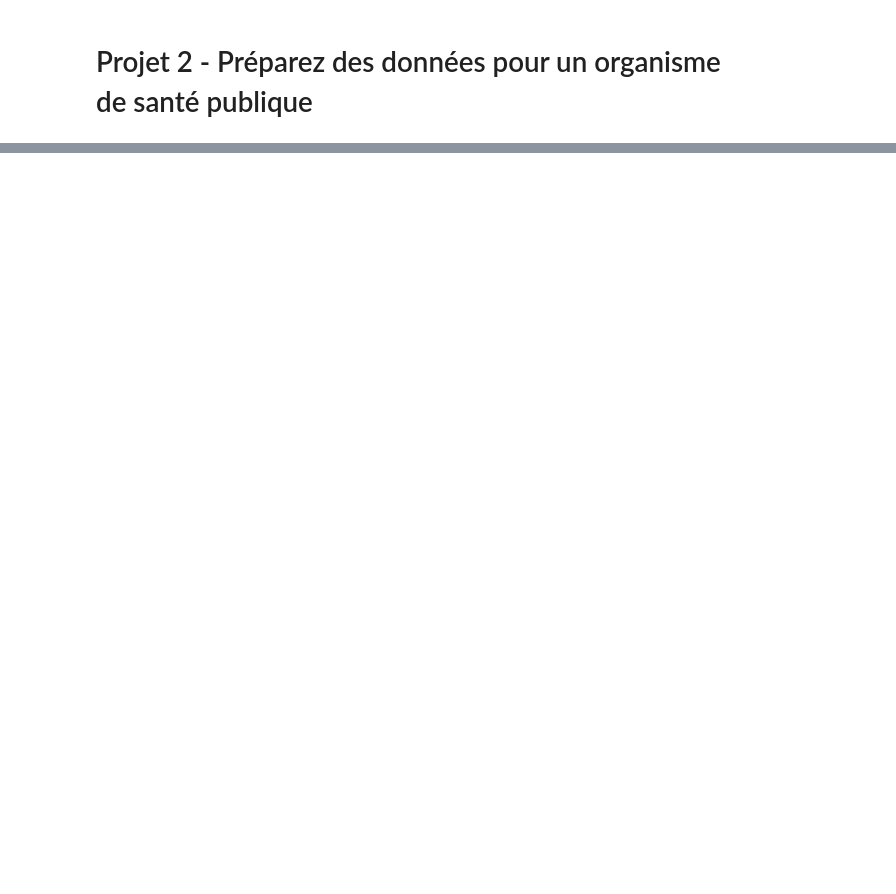
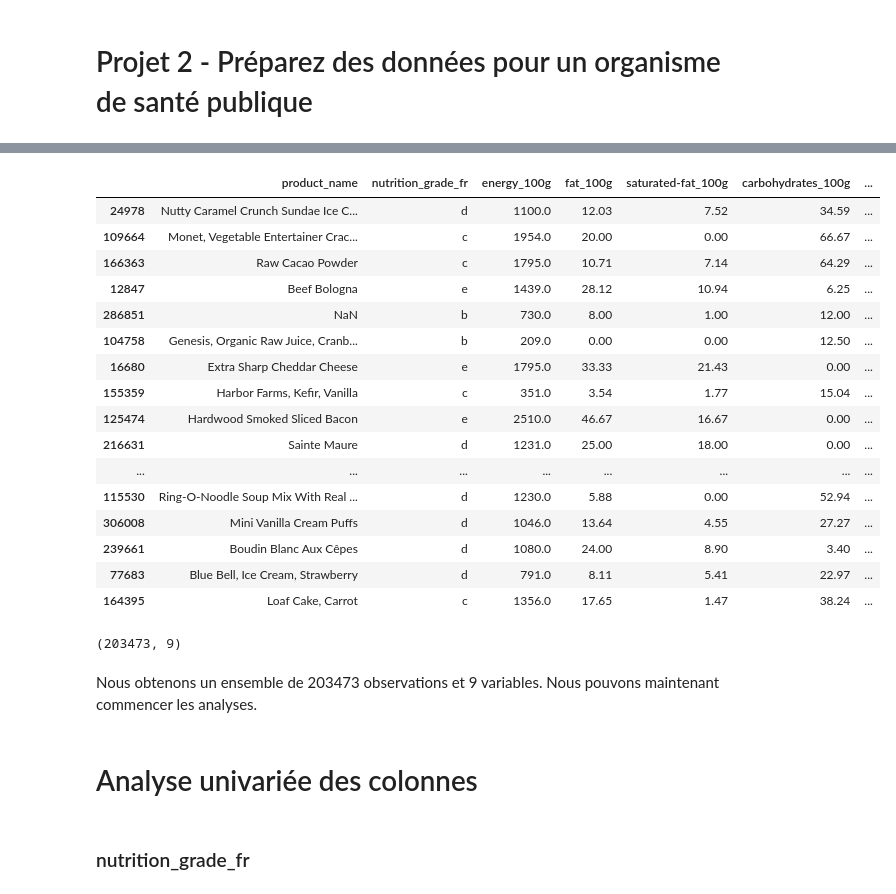
Before and after one commit to CharbonneauJean/OC-Projet2, a Jupyter notebook: oc-p2.ipynb, the cells around one changed output, grey strips where cells are left out. Saved outputs shown, nothing was run; the diff lists cells and outputs as text; code cells hidden in the pictures; blank space fills up the shorter version.

```diff
--- a/oc-p2.ipynb
+++ b/oc-p2.ipynb
@@ -73,0 +99,30 @@ df.head()
+# %%
+df.sample(20)
+# %% [output]
+|  | product_name | nutrition_grade_fr | energy_100g | fat_100g | saturated-fat_100g | carbohydrates_100g | ... |
+| 24978 | Nutty Caramel Crunch Sundae Ice C... | d | 1100.0 | 12.03 | 7.52 | 34.59 | ... |
+| 109664 | Monet, Vegetable Entertainer Crac... | c | 1954.0 | 20.00 | 0.00 | 66.67 | ... |
+| 166363 | Raw Cacao Powder | c | 1795.0 | 10.71 | 7.14 | 64.29 | ... |
+| 12847 | Beef Bologna | e | 1439.0 | 28.12 | 10.94 | 6.25 | ... |
+| 286851 | NaN | b | 730.0 | 8.00 | 1.00 | 12.00 | ... |
+| 104758 | Genesis, Organic Raw Juice, Cranb... | b | 209.0 | 0.00 | 0.00 | 12.50 | ... |
+| 16680 | Extra Sharp Cheddar Cheese | e | 1795.0 | 33.33 | 21.43 | 0.00 | ... |
+| 155359 | Harbor Farms, Kefir, Vanilla | c | 351.0 | 3.54 | 1.77 | 15.04 | ... |
+| 125474 | Hardwood Smoked Sliced Bacon | e | 2510.0 | 46.67 | 16.67 | 0.00 | ... |
+| 216631 | Sainte Maure | d | 1231.0 | 25.00 | 18.00 | 0.00 | ... |
+| ... | ... | ... | ... | ... | ... | ... | ... |
+| 115530 | Ring-O-Noodle Soup Mix With Real ... | d | 1230.0 | 5.88 | 0.00 | 52.94 | ... |
+| 306008 | Mini Vanilla Cream Puffs | d | 1046.0 | 13.64 | 4.55 | 27.27 | ... |
+| 239661 | Boudin Blanc Aux Cêpes | d | 1080.0 | 24.00 | 8.90 | 3.40 | ... |
+| 77683 | Blue Bell, Ice Cream, Strawberry | d | 791.0 | 8.11 | 5.41 | 22.97 | ... |
+| 164395 | Loaf Cake, Carrot | c | 1356.0 | 17.65 | 1.47 | 38.24 | ... |
+# %%
+df.shape
+# %% [output]
+(203473, 9)
+# %% [markdown]
+Nous obtenons un ensemble de 203473 observations et 9 variables. Nous pouvons maintenant commencer les analyses.
+# %% [markdown]
+# Analyse univariée des colonnes
+# %% [markdown]
+### nutrition_grade_fr
```
Also changed, not shown: parts of 17 cells of this notebook, 3 other files.
